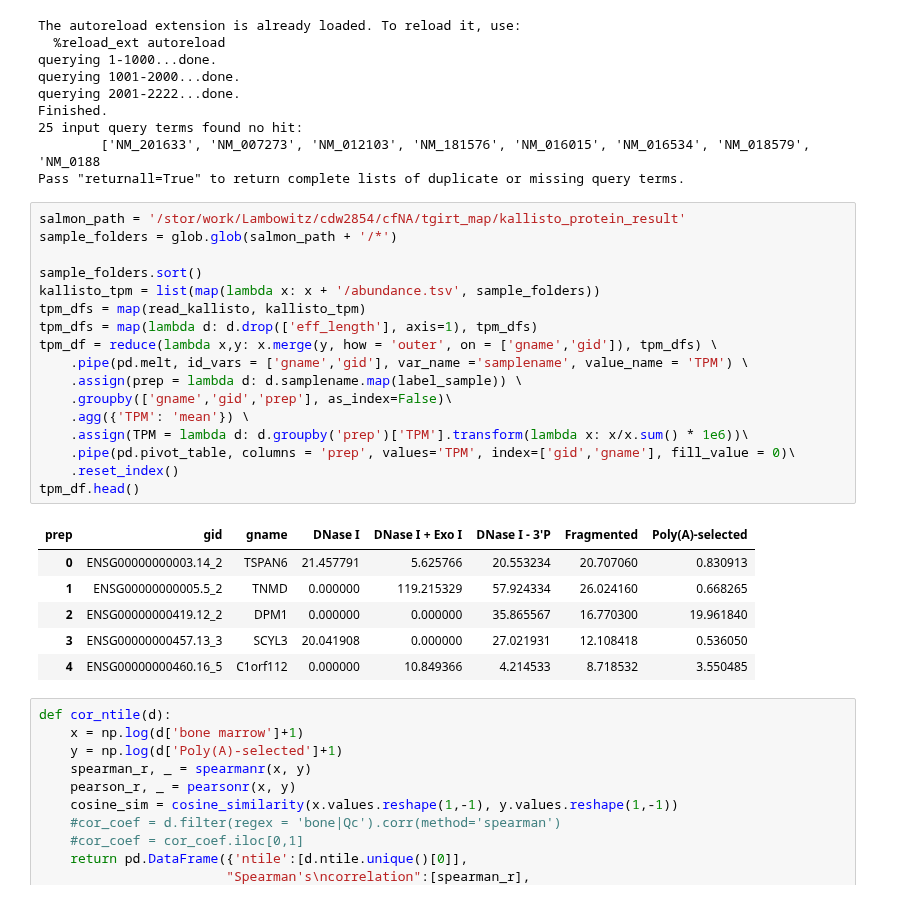
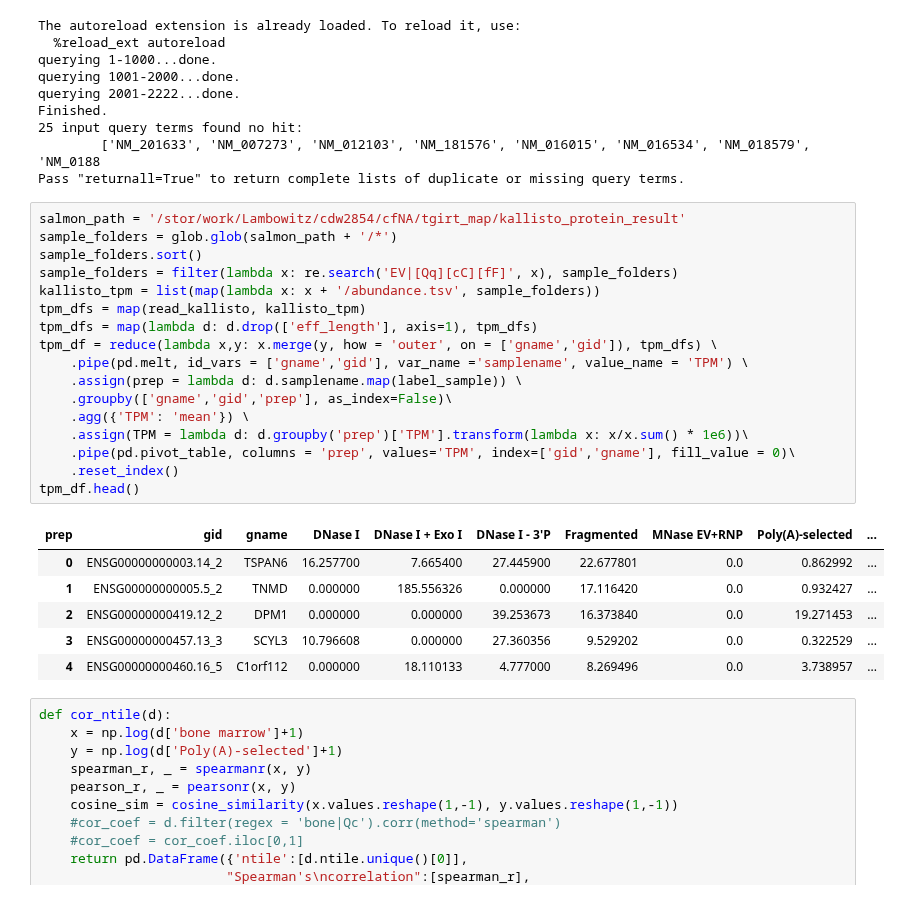
Before and after one commit to wckdouglas/cfNA, a Jupyter notebook: plots/plot_kallisto.ipynb, the cells around one changed output. Saved outputs shown, nothing was run; the diff lists cells and outputs as text.

```diff
--- a/plots/plot_kallisto.ipynb
+++ b/plots/plot_kallisto.ipynb
@@ -39,27 +39,27 @@ Pass "returnall=True" to return complete lists of duplicate or missing query ter
 # %%
 salmon_path = '/stor/work/Lambowitz/cdw2854/cfNA/tgirt_map/kallisto_protein_result'
 sample_folders = glob.glob(salmon_path + '/*')
-
 sample_folders.sort()
+sample_folders = filter(lambda x: re.search('EV|[Qq][cC][fF]', x), sample_folders)
 kallisto_tpm = list(map(lambda x: x + '/abundance.tsv', sample_folders))
 tpm_dfs = map(read_kallisto, kallisto_tpm)
 tpm_dfs = map(lambda d: d.drop(['eff_length'], axis=1), tpm_dfs)
 tpm_df = reduce(lambda x,y: x.merge(y, how = 'outer', on = ['gname','gid']), tpm_dfs) \
     .pipe(pd.melt, id_vars = ['gname','gid'], var_name ='samplename', value_name = 'TPM') \
     .assign(prep = lambda d: d.samplename.map(label_sample)) \
     .groupby(['gname','gid','prep'], as_index=False)\
     .agg({'TPM': 'mean'}) \
     .assign(TPM = lambda d: d.groupby('prep')['TPM'].transform(lambda x: x/x.sum() * 1e6))\
     .pipe(pd.pivot_table, columns = 'prep', values='TPM', index=['gid','gname'], fill_value = 0)\
     .reset_index()
 tpm_df.head()
 # %% [output]
-| prep | gid | gname | DNase I | DNase I + Exo I | DNase I - 3'P | Fragmented | Poly(A)-selected |
-| 0 | ENSG00000000003.14_2 | TSPAN6 | 21.457791 | 5.625766 | 20.553234 | 20.707060 | 0.830913 |
-| 1 | ENSG00000000005.5_2 | TNMD | 0.000000 | 119.215329 | 57.924334 | 26.024160 | 0.668265 |
-| 2 | ENSG00000000419.12_2 | DPM1 | 0.000000 | 0.000000 | 35.865567 | 16.770300 | 19.961840 |
-| 3 | ENSG00000000457.13_3 | SCYL3 | 20.041908 | 0.000000 | 27.021931 | 12.108418 | 0.536050 |
-| 4 | ENSG00000000460.16_5 | C1orf112 | 0.000000 | 10.849366 | 4.214533 | 8.718532 | 3.550485 |
+| prep | gid | gname | DNase I | DNase I + Exo I | DNase I - 3'P | Fragmented | MNase EV+RNP | Poly(A)-selected | ... |
+| 0 | ENSG00000000003.14_2 | TSPAN6 | 16.257700 | 7.665400 | 27.445900 | 22.677801 | 0.0 | 0.862992 | ... |
+| 1 | ENSG00000000005.5_2 | TNMD | 0.000000 | 185.556326 | 0.000000 | 17.116420 | 0.0 | 0.932427 | ... |
+| 2 | ENSG00000000419.12_2 | DPM1 | 0.000000 | 0.000000 | 39.253673 | 16.373840 | 0.0 | 19.271453 | ... |
+| 3 | ENSG00000000457.13_3 | SCYL3 | 10.796608 | 0.000000 | 27.360356 | 9.529202 | 0.0 | 0.322529 | ... |
+| 4 | ENSG00000000460.16_5 | C1orf112 | 0.000000 | 18.110133 | 4.777000 | 8.269496 | 0.0 | 3.738957 | ... |
 # %%
 def cor_ntile(d):
     x = np.log(d['bone marrow']+1)
```
Also changed, not shown: 2 other files.
